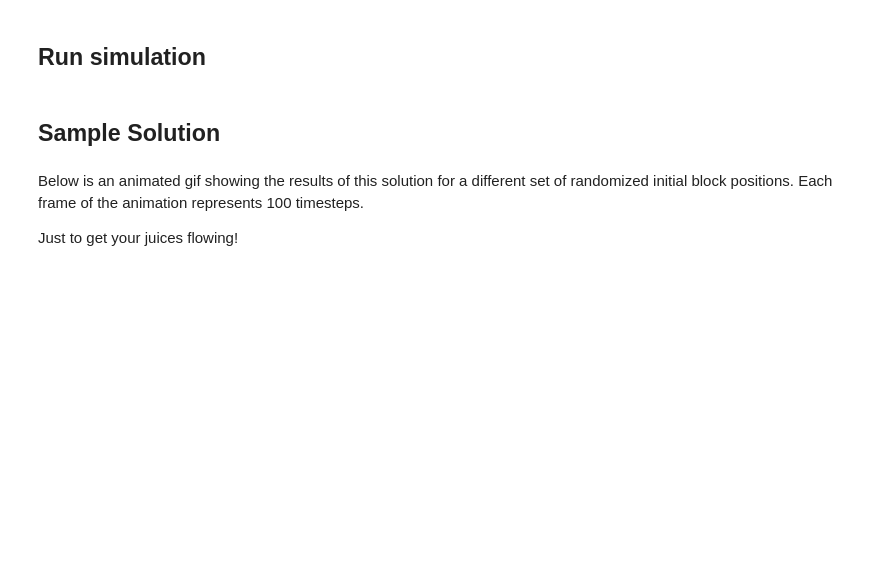
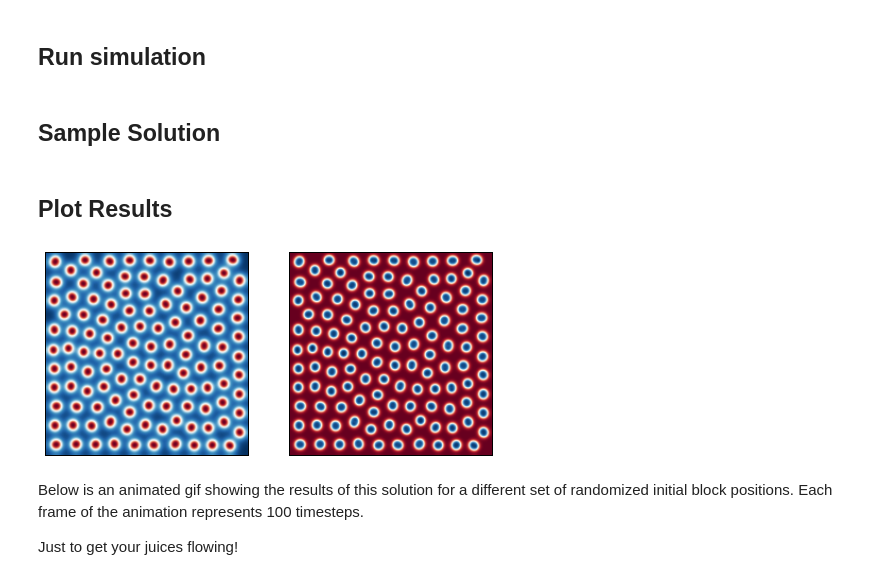
Before and after one commit to gavinconran/numerical-mooc, a Jupyter notebook: lessons/04_spreadout/04_06_Reaction_Diffusion.ipynb, the cells around one changed output. Cells and saved outputs as stored; diff of their text form; code cells hidden in the pictures; blank space fills up the shorter version.

```diff
--- a/lessons/04_spreadout/04_06_Reaction_Diffusion.ipynb
+++ b/lessons/04_spreadout/04_06_Reaction_Diffusion.ipynb
@@ -163,6 +163,18 @@ pyplot.xticks([]), pyplot.yticks([]);
 ## Sample Solution
 # %%
 Uans, Vans = ftcs(U.copy(), V.copy(), Du, Dv, F, k, dt, dh, nt)
+# %% [markdown]
+## Plot Results
+# %%
+fig = pyplot.figure(figsize=(8,5))
+pyplot.subplot(121)
+pyplot.imshow(Uans, cmap = cm.RdBu)
+pyplot.xticks([]), pyplot.yticks([]);
+pyplot.subplot(122)
+pyplot.imshow(Vans, cmap = cm.RdBu)
+pyplot.xticks([]), pyplot.yticks([]);
+# %% [output]
+[figure, added]
 # %% [markdown]
 Below is an animated gif showing the results of this solution for a different set of randomized initial block positions.  Each frame of the animation represents 100 timesteps.
 
```
